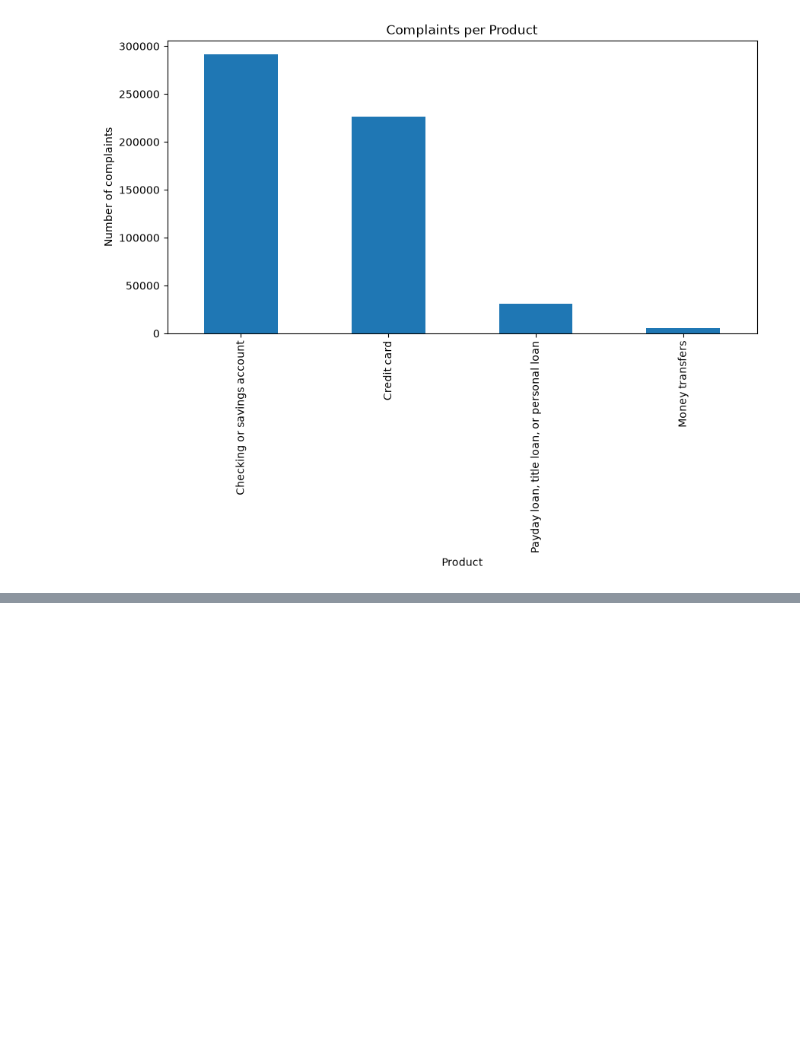
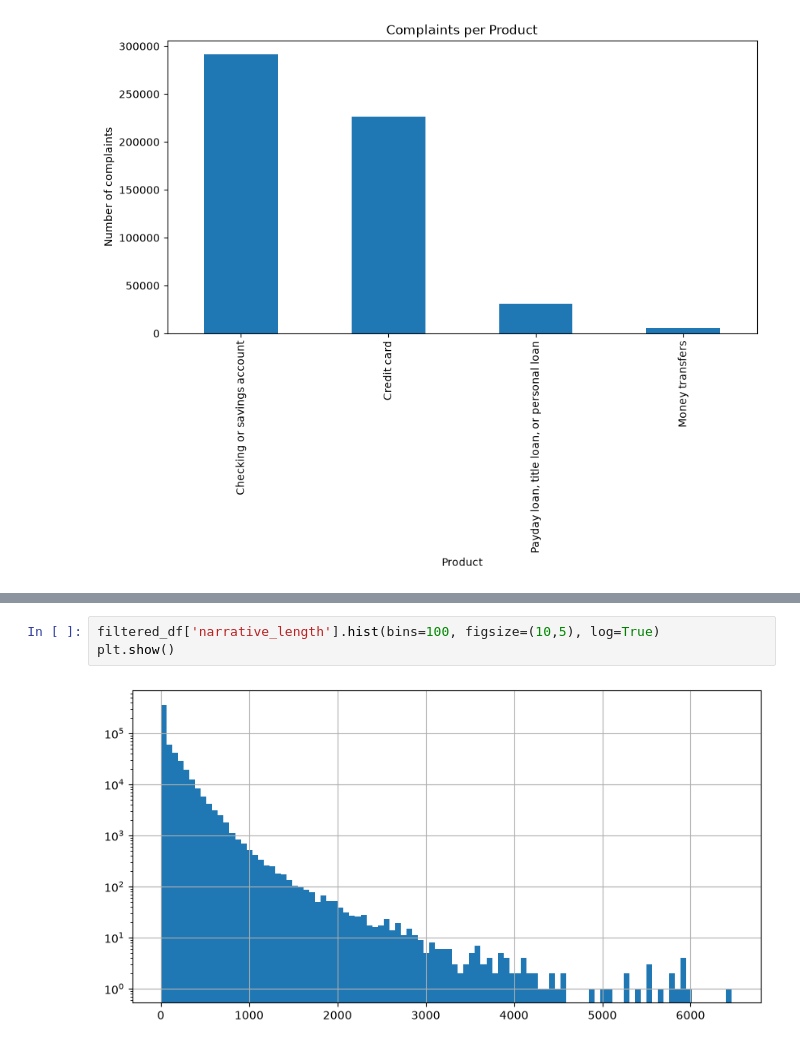
Before and after one commit to Sumeyahassen/rag-complaint-chatbot, a Jupyter notebook: notebooks/task2_eda_preprocessing.ipynb, the cells around one changed output, grey strips where cells are left out. Drawn from its saved outputs; the diff is of its cells as text; blank space fills up the shorter version.

```diff
--- a/notebooks/task2_eda_preprocessing.ipynb
+++ b/notebooks/task2_eda_preprocessing.ipynb
@@ -26,0 +55,5 @@ Name: count, dtype: int64
+# %%
+filtered_df['narrative_length'].hist(bins=100, figsize=(10,5), log=True)
+plt.show()
+# %% [output]
+[figure, added]
```
Also changed, not shown: parts of 8 cells of this notebook.
